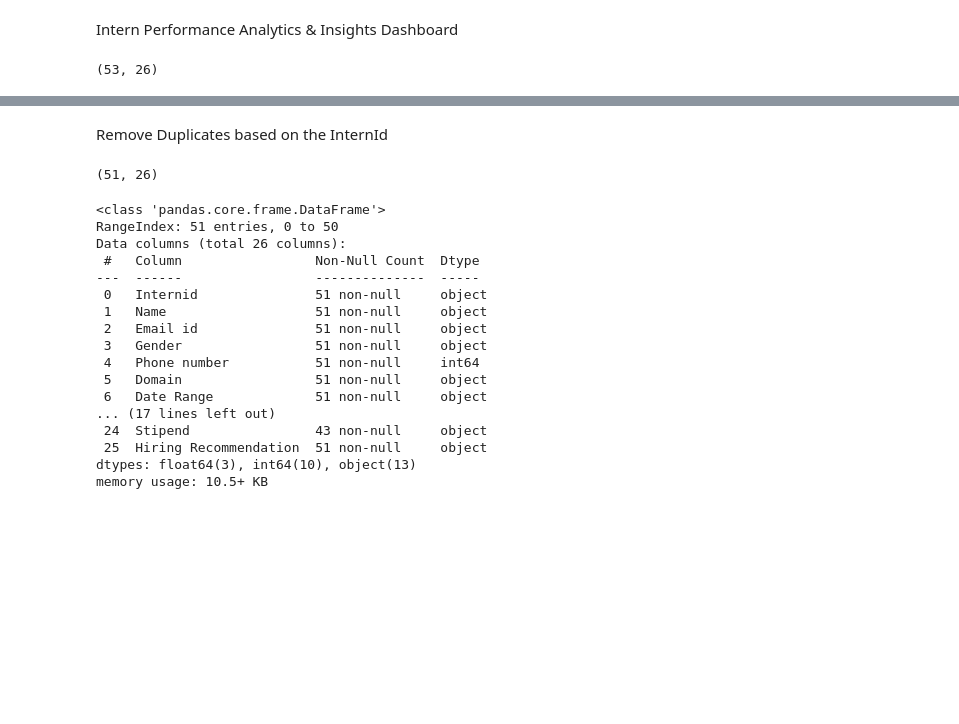
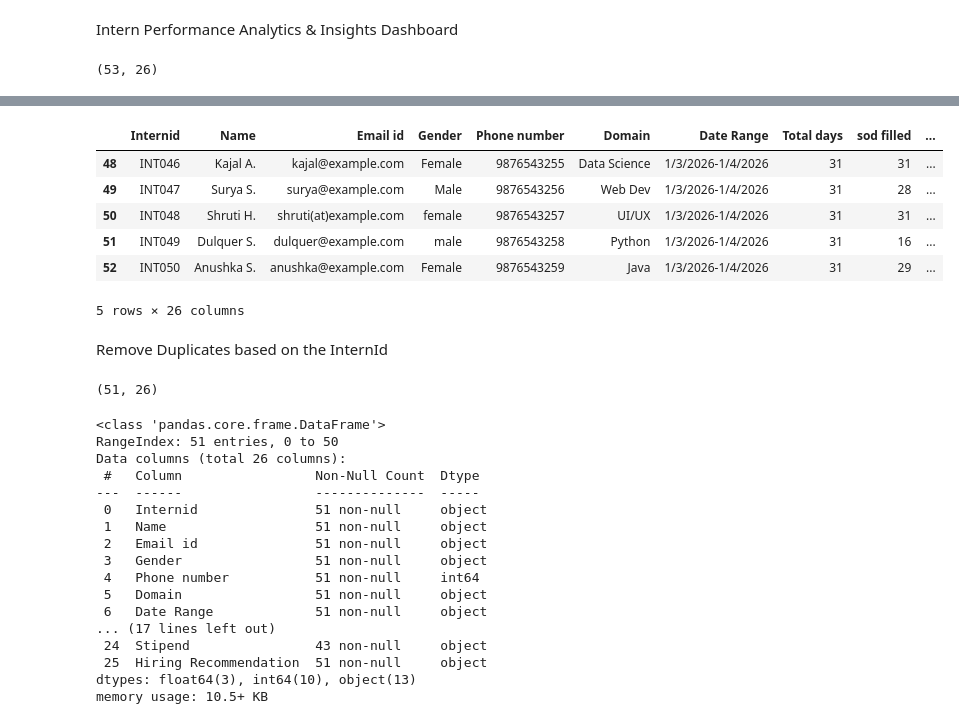
Before and after one commit to kpakshaya123/Rynix-Internship, a Jupyter notebook: Sprint1(Intern_dataset).ipynb, the cells around one changed output, grey strips where cells are left out. Cells and saved outputs as stored; diff of their text form; code cells hidden in the pictures; blank space fills up the shorter version.

```diff
--- a/Sprint1(Intern_dataset).ipynb
+++ b/Sprint1(Intern_dataset).ipynb
@@ -12,3 +64,13 @@ df.shape
+# %%
+df.tail()
+# %% [output]
+|  | Internid | Name | Email id | Gender | Phone number | Domain | Date Range | Total days | sod filled | ... |
+| 48 | INT046 | Kajal A. | kajal@example.com | Female | 9876543255 | Data Science | 1/3/2026-1/4/2026 | 31 | 31 | ... |
+| 49 | INT047 | Surya S. | surya@example.com | Male | 9876543256 | Web Dev | 1/3/2026-1/4/2026 | 31 | 28 | ... |
+| 50 | INT048 | Shruti H. | shruti(at)example.com | female | 9876543257 | UI/UX | 1/3/2026-1/4/2026 | 31 | 31 | ... |
+| 51 | INT049 | Dulquer S. | dulquer@example.com | male | 9876543258 | Python | 1/3/2026-1/4/2026 | 31 | 16 | ... |
+| 52 | INT050 | Anushka S. | anushka@example.com | Female | 9876543259 | Java | 1/3/2026-1/4/2026 | 31 | 29 | ... |
+5 rows × 26 columns
 # %% [markdown]
 Remove Duplicates based on the InternId
 # %%
```
Also changed, not shown: parts of 7 cells of this notebook.
